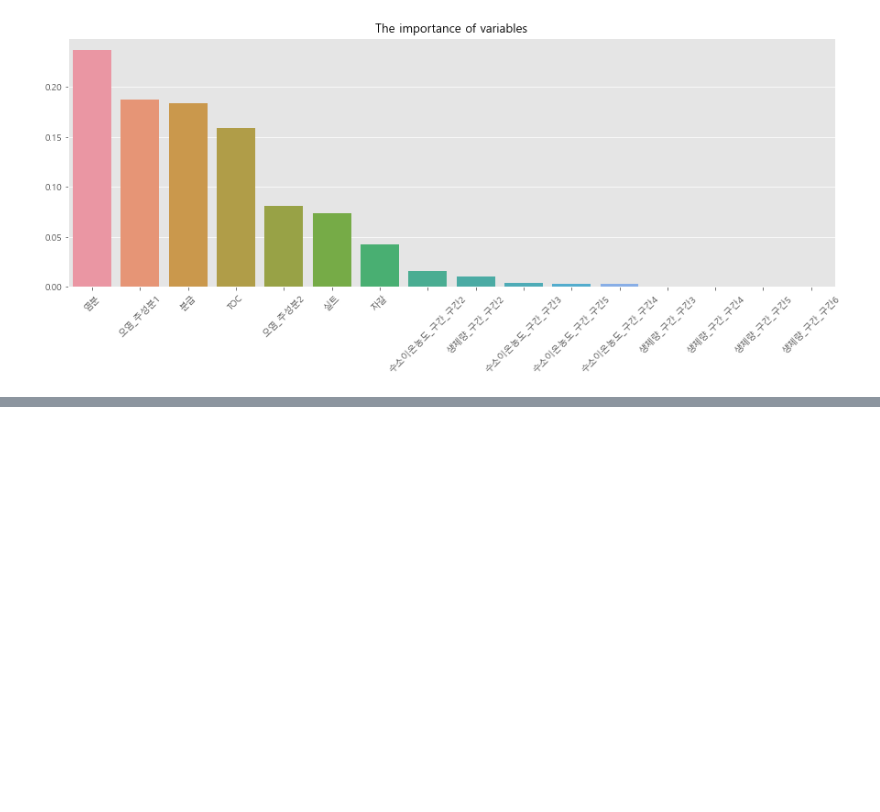
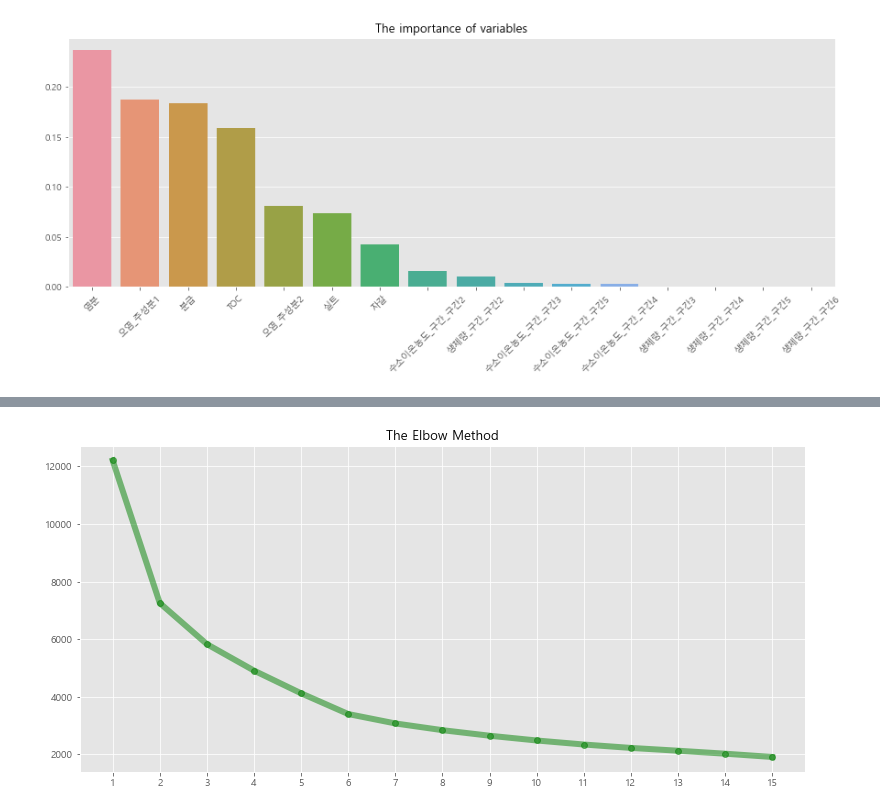
Before and after one commit to Koo-BM/DACON-JOISS, a Jupyter notebook: Python Code/Untitled.ipynb, the cells around one changed output, grey strips where cells are left out. Cells and saved outputs as stored; diff of their text form; code cells hidden in the pictures; blank space fills up the shorter version.

```diff
--- a/Python Code/Untitled.ipynb
+++ b/Python Code/Untitled.ipynb
@@ -910,0 +941,4 @@ RandomForestClassifier(bootstrap=True, ccp_alpha=0.0, class_weight=None,
+# %%
+optional_clustering(data = final_data, scale = 'Standard', except_columns = ['오염_주성분1', '오염_주성분2'], n_clusters = 15)
+# %% [output]
+[figure, added]
```
Also changed, not shown: parts of 34 cells of this notebook, 1 other file.
